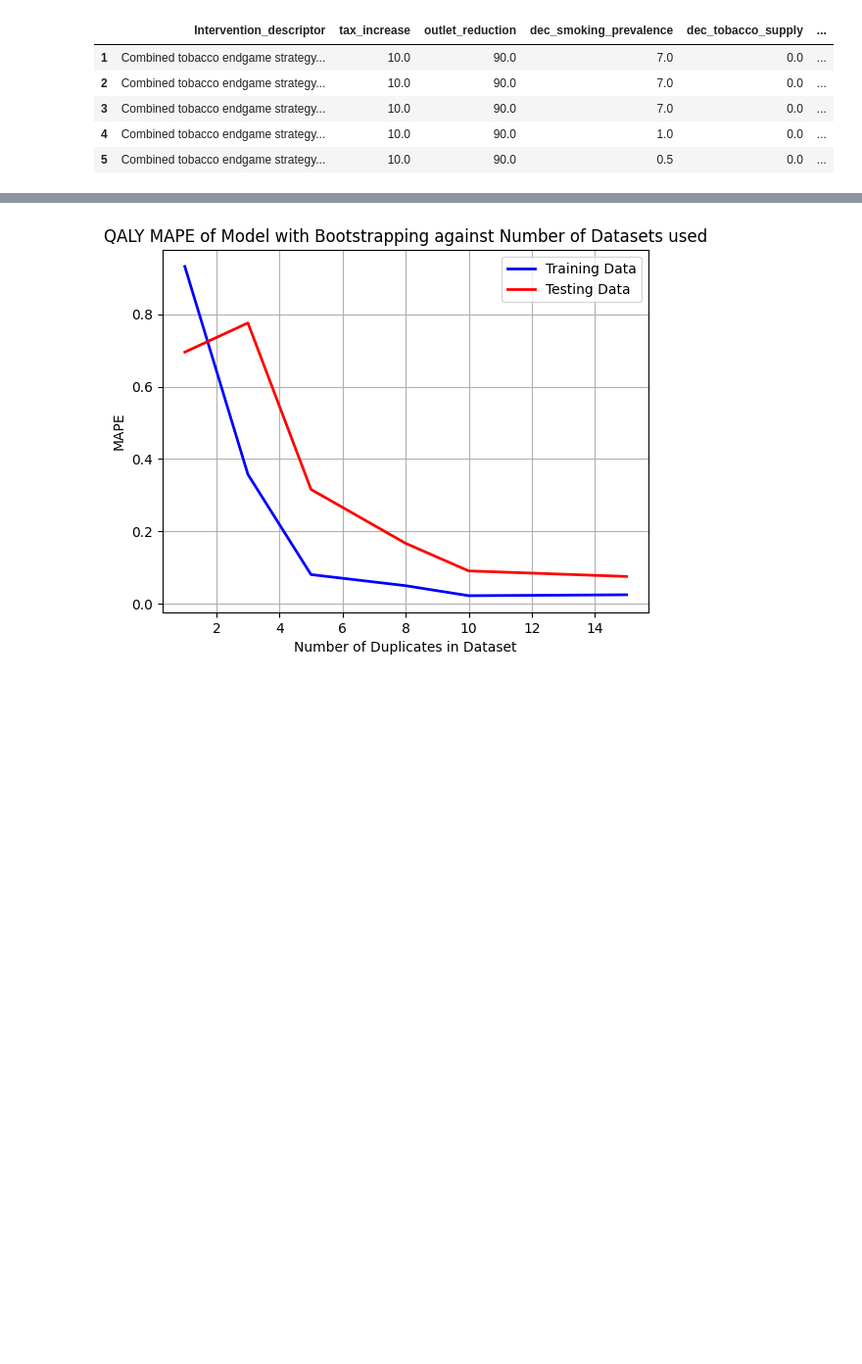
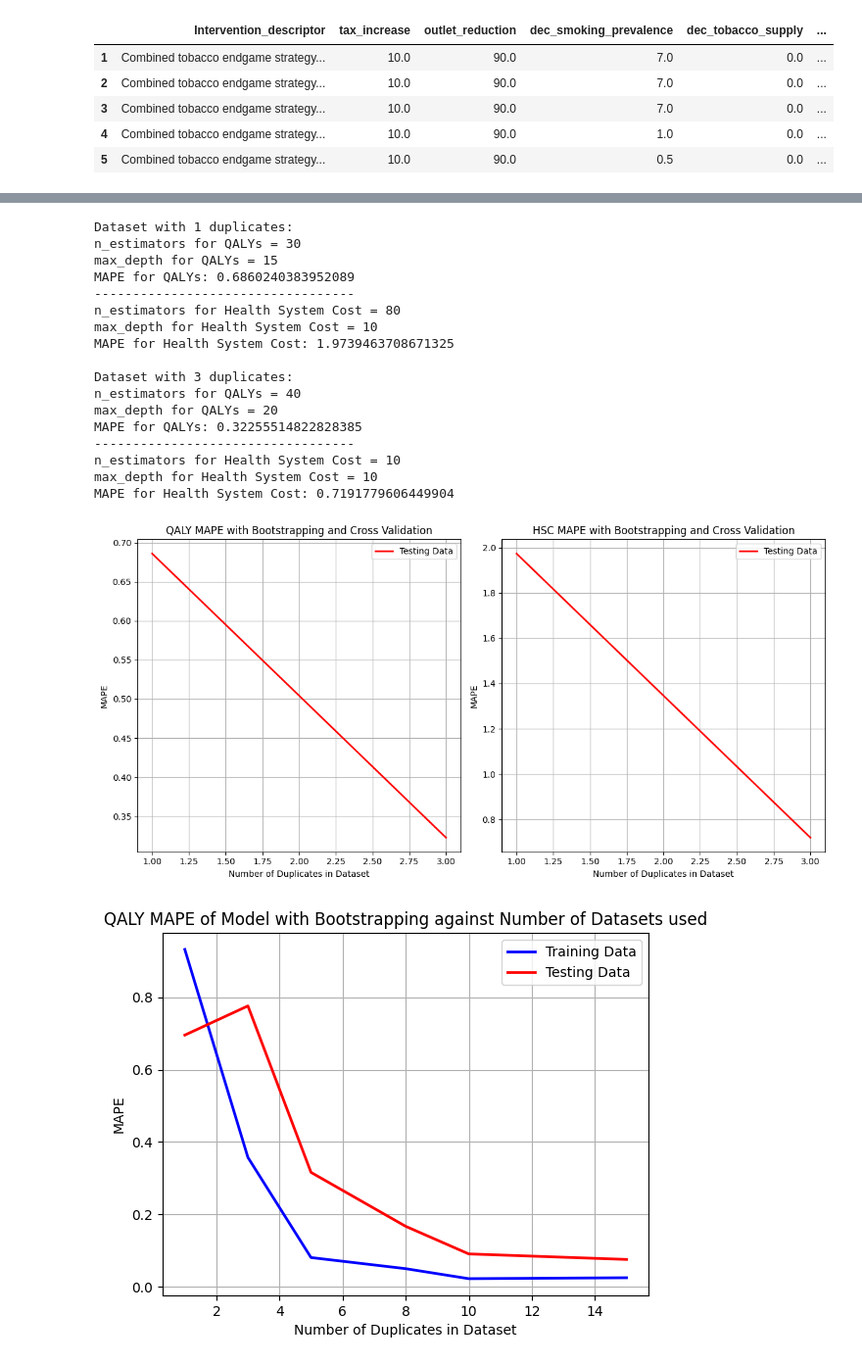
Before and after one commit to u7338876/vapingeffect, a Jupyter notebook: model_v2.ipynb, the cells around one changed output, grey strips where cells are left out. Shown at 98% size. Saved outputs shown, nothing was run; the diff lists cells and outputs as text; code cells hidden in the pictures; blank space fills up the shorter version.

Commit message:
Add cross validation function

```diff
--- a/model_v2.ipynb
+++ b/model_v2.ipynb
@@ -220,33 +169,0 @@ MAPE for Health System Cost: 0.18398113255311618
-# %%
-n_duplicated = [1, 3, 5, 8, 10, 15]
-
-# Set the seed for reproducibility
-np.random.seed(42)
-
-numeric_columns = ['tax_increase', 'outlet_reduction', 'dec_smoking_prevalence',
-                   'dec_tobacco_supply', 'dec_smoking_uptake', 'average_age', 'qalys_pc', 'hs_costs_pc']
-
-rf_qaly_norep_ls = []
-mape_qaly_train_norep_ls = []
-mape_qaly_test_norep_ls = []
-rf_cost_norep_ls = []
-mape_cost_train_norep_ls = []
-mape_cost_test_norep_ls = []
-
-for i in range(len(n_duplicated)):
-    # Duplicate the DataFrame
-    df_duplicated = pd.concat([df]*n_duplicated[i], ignore_index=True)
-
-    # Add Gaussian noise to the numeric columns with a standard deviation of 0.1
-    for col in numeric_columns:
-        df_duplicated[col] += np.random.normal(0, 0.1, df_duplicated[col].shape)
-
-    print(f'Dataset with {n_duplicated[i]} duplicates:')
-    rf_qaly, mape_qaly_train, mape_qaly_test, rf_cost, mape_cost_train, mape_cost_test = generate_rf_model(df_duplicated, bootstrap=False)
-    rf_qaly_norep_ls.append(rf_qaly)
-    mape_qaly_train_norep_ls.append(mape_qaly_train)
-    mape_qaly_test_norep_ls.append(mape_qaly_test)
-    rf_cost_norep_ls.append(rf_cost)
-    mape_cost_train_norep_ls.append(mape_cost_train)
-    mape_cost_test_norep_ls.append(mape_cost_test)
-    print("")
@@ -270,0 +376,4 @@ MAPE for Health System Cost: 0.009089758952226414
+# %%
+# Number of dataset duplicates to test
+
+n_duplicated = [1, 3, 5, 8, 10]
@@ -271 +402,22 @@ MAPE for Health System Cost: 0.009089758952226414
+# %%
+rf_qaly_bs_ls, mape_qaly_test_bs_ls, rf_cost_bs_ls, mape_cost_test_bs_ls = test_duplicates_rf(n_duplicated, bootstrap=True, cross_validation=True)
+# %% [output]
+Dataset with 1 duplicates:
+n_estimators for QALYs = 30
+max_depth for QALYs = 15
+MAPE for QALYs: 0.6860240383952089
+----------------------------------
+n_estimators for Health System Cost = 80
+max_depth for Health System Cost = 10
+MAPE for Health System Cost: 1.9739463708671325
+
+Dataset with 3 duplicates:
+n_estimators for QALYs = 40
+max_depth for QALYs = 20
+MAPE for QALYs: 0.32255514822828385
+----------------------------------
+n_estimators for Health System Cost = 10
+max_depth for Health System Cost = 10
+MAPE for Health System Cost: 0.7191779606449904
+[figure, added]
 # %%
```
Also changed, not shown: parts of 12 cells of this notebook.
